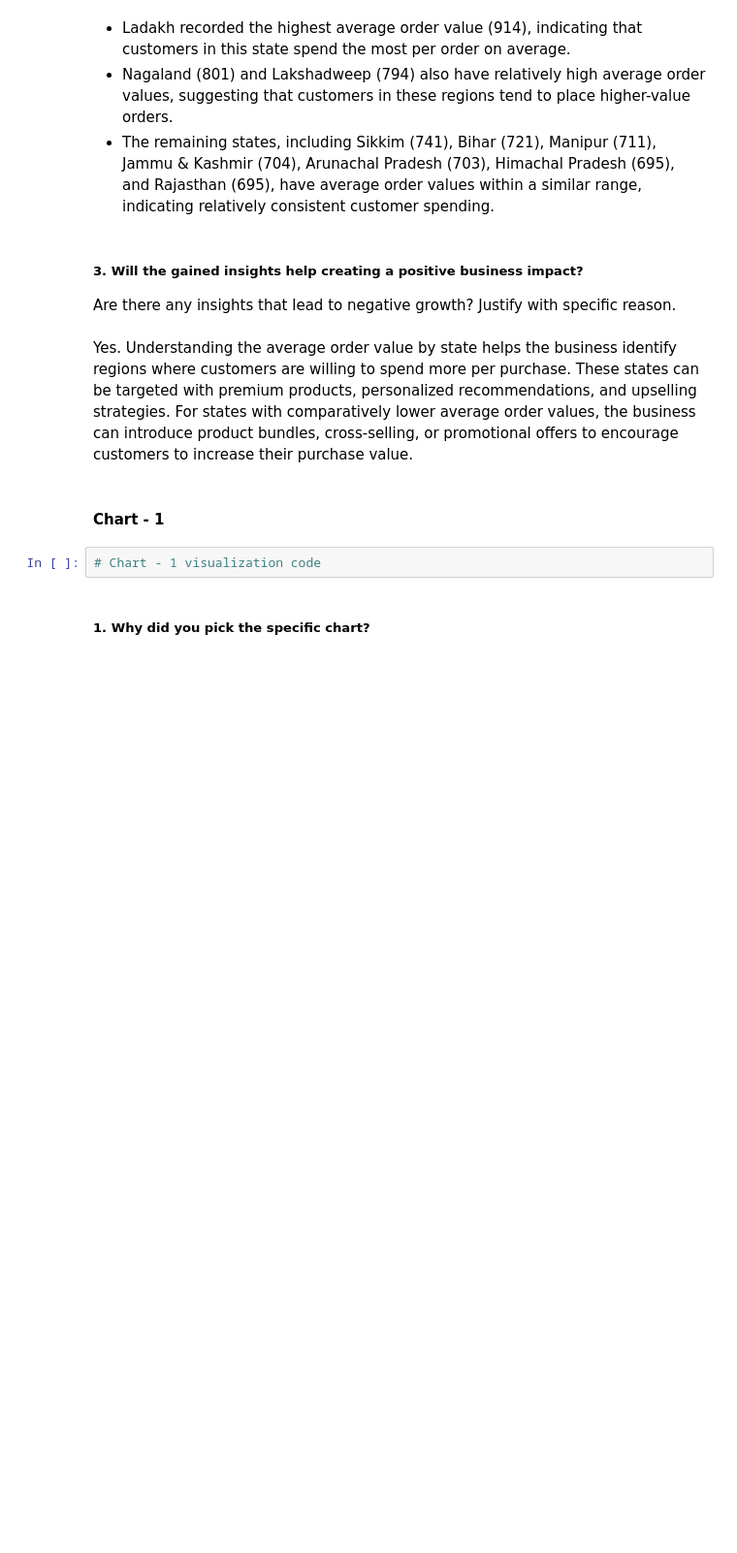
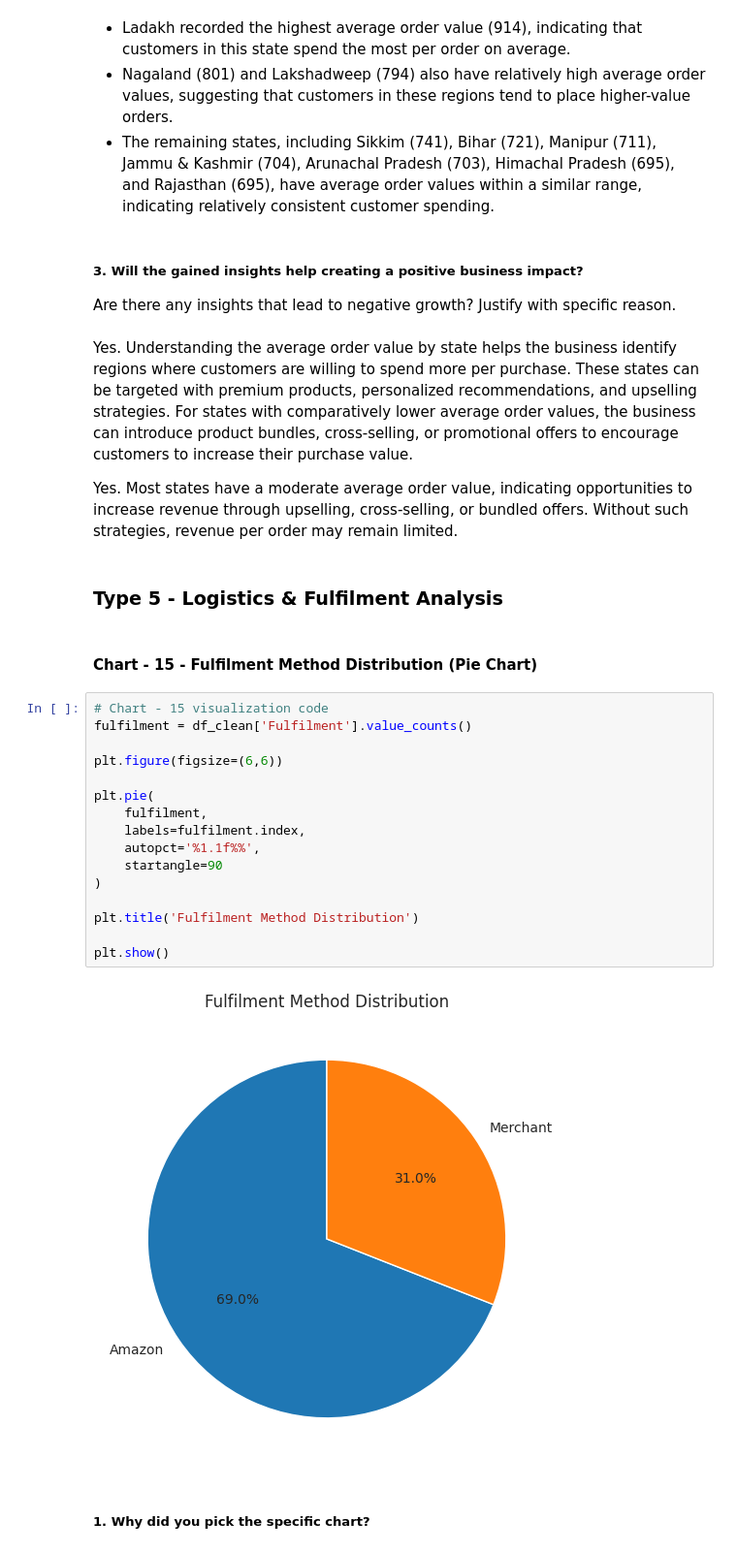
Before and after one commit to adityajain9756-rgb/ecommerce-sales-analysis, a Jupyter notebook: EDA_aditya_amazon.ipynb, the cells around one changed output. Shown at 97% size. Saved outputs shown, nothing was run; the diff lists cells and outputs as text; blank space fills up the shorter version.

Commit message:
Logistics & Fulfilment Analysis Data Visualization

```diff
--- a/EDA_aditya_amazon.ipynb
+++ b/EDA_aditya_amazon.ipynb
@@ -857,9 +883,29 @@ A bar chart was chosen because it effectively compares the average order value (
 Are there any insights that lead to negative growth? Justify with specific reason.
 # %% [markdown]
 Yes. Understanding the average order value by state helps the business identify regions where customers are willing to spend more per purchase. These states can be targeted with premium products, personalized recommendations, and upselling strategies. For states with comparatively lower average order values, the business can introduce product bundles, cross-selling, or promotional offers to encourage customers to increase their purchase value.
+
+Yes. Most states have a moderate average order value, indicating opportunities to increase revenue through upselling, cross-selling, or bundled offers. Without such strategies, revenue per order may remain limited.
-# %% [markdown]
-#### Chart - 1
-# %%
-# Chart - 1 visualization code
+# %% [markdown]
+### Type 5 - Logistics & Fulfilment Analysis
+# %% [markdown]
+#### Chart - 15 - Fulfilment Method Distribution (Pie Chart)
+# %%
+# Chart - 15 visualization code
+fulfilment = df_clean['Fulfilment'].value_counts()
+
+plt.figure(figsize=(6,6))
+
+plt.pie(
+    fulfilment,
+    labels=fulfilment.index,
+    autopct='%1.1f%%',
+    startangle=90
+)
+
+plt.title('Fulfilment Method Distribution')
+
+plt.show()
+# %% [output]
+[figure, added]
 # %% [markdown]
 ##### 1. Why did you pick the specific chart?
```
Also changed, not shown: parts of 30 cells of this notebook.
